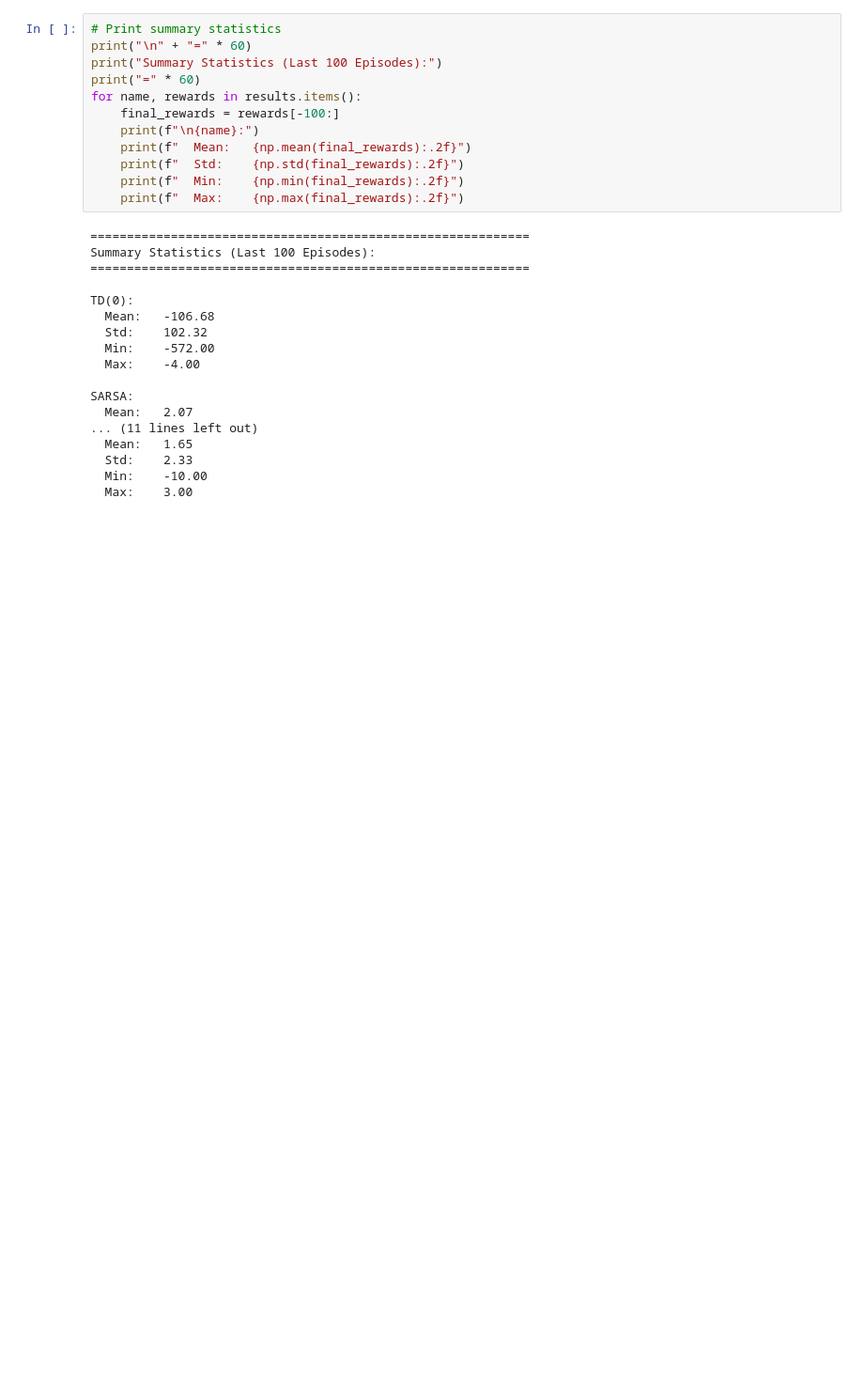
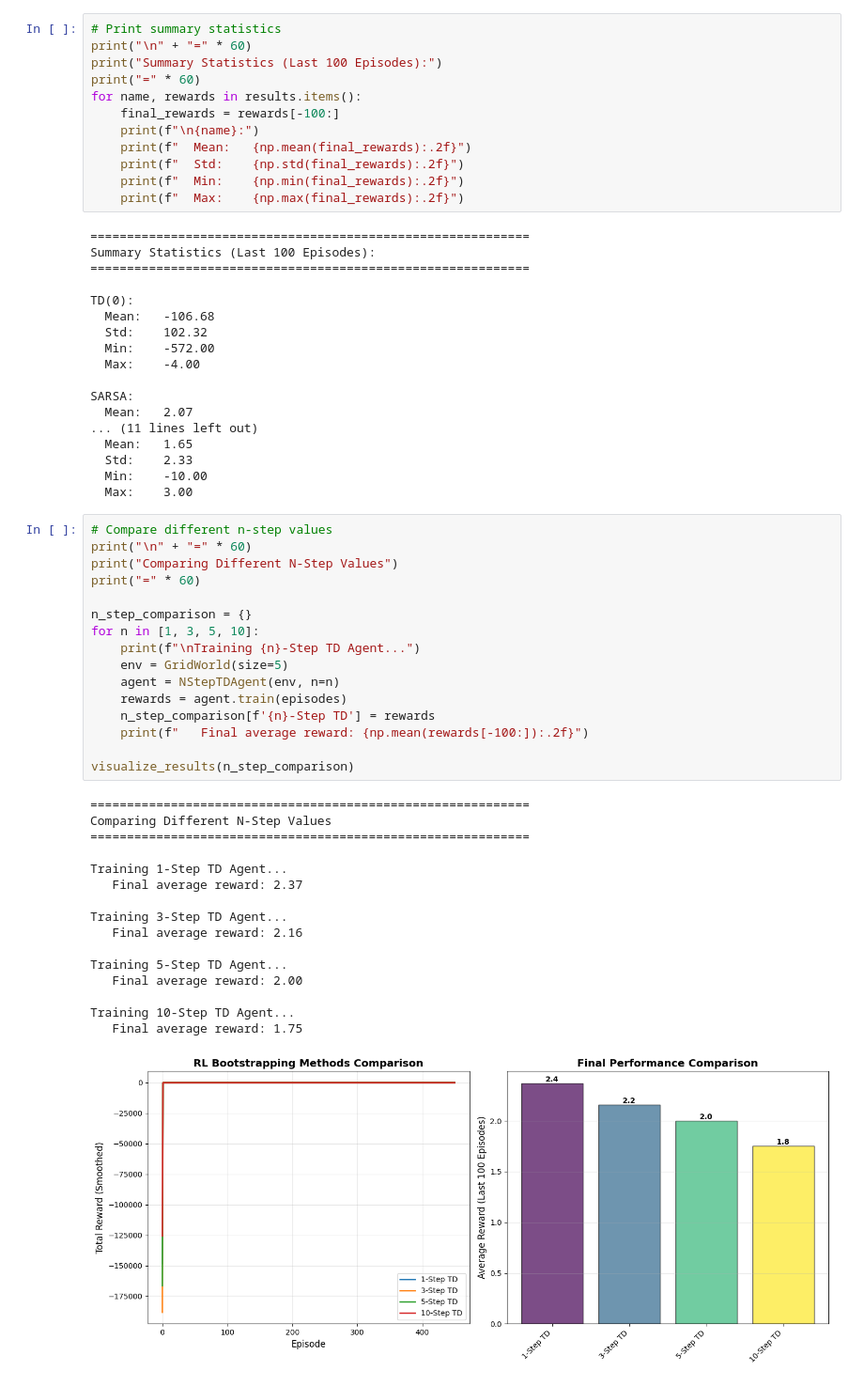
Before and after one commit to Abhijith-E/ReinforcementLearning, a Jupyter notebook: Lab6.ipynb, the cells around one changed output. Shown at 94% size. Cells and saved outputs as stored; diff of their text form; blank space fills up the shorter version.

Commit message:
feat: add N-Step comparison experiment
- Train agents with different n values (1, 3, 5, 10)
- Compare performance across lookahead horizons
- Visualize tradeoff between bias and variance
- Show impact of n-step parameter on learning

```diff
--- a/Lab6.ipynb
+++ b/Lab6.ipynb
@@ -414,3 +414,36 @@ SARSA:
   Std:    2.33
   Min:    -10.00
   Max:    3.00
+# %%
+# Compare different n-step values
+print("\n" + "=" * 60)
+print("Comparing Different N-Step Values")
+print("=" * 60)
+
+n_step_comparison = {}
+for n in [1, 3, 5, 10]:
+    print(f"\nTraining {n}-Step TD Agent...")
+    env = GridWorld(size=5)
+    agent = NStepTDAgent(env, n=n)
+    rewards = agent.train(episodes)
+    n_step_comparison[f'{n}-Step TD'] = rewards
+    print(f"   Final average reward: {np.mean(rewards[-100:]):.2f}")
+
+visualize_results(n_step_comparison)
+# %% [output]
+============================================================
+Comparing Different N-Step Values
+============================================================
+
+Training 1-Step TD Agent...
+   Final average reward: 2.37
+
+Training 3-Step TD Agent...
+   Final average reward: 2.16
+
+Training 5-Step TD Agent...
+   Final average reward: 2.00
+
+Training 10-Step TD Agent...
+   Final average reward: 1.75
+[figure, added]
```
